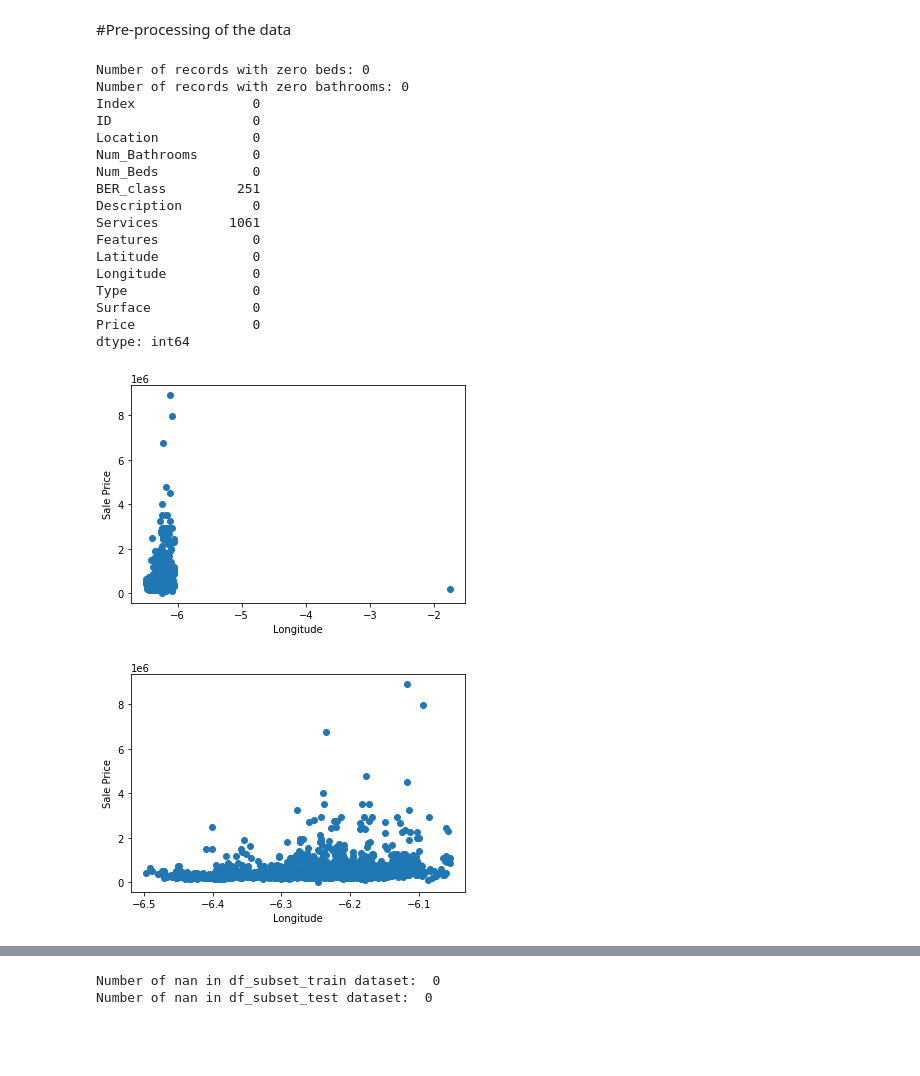
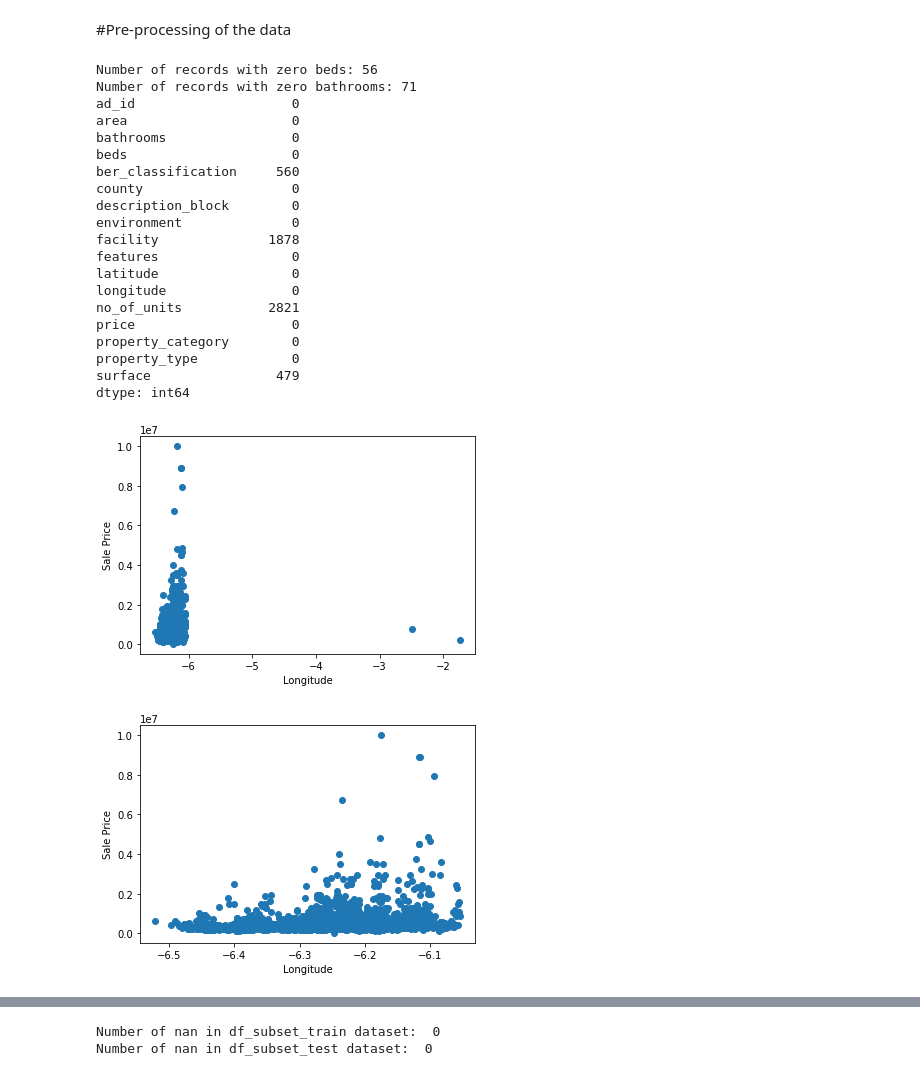
Before and after one commit to mike-scally/ET5003, a Jupyter notebook: ET5003_KaggleCompetition_MikeScally_9312951.ipynb, the cells around one changed output, grey strips where cells are left out. Drawn from its saved outputs; the diff is of its cells as text; code cells hidden in the pictures; blank space fills up the shorter version.

Commit message:
Reverted back to using old house prices dataset, but splitting the training data into train/validation and now it is giving decent results

```diff
--- a/ET5003_KaggleCompetition_MikeScally_9312951.ipynb
+++ b/ET5003_KaggleCompetition_MikeScally_9312951.ipynb
@@ -146,11 +146,11 @@ from google.colab import drive
 drive.mount('/content/drive')
 
 # Path, copy the path from your Drive
-Path = '/content/drive/My Drive/Colab Notebooks/data/house-prices/Kaggle Data/'
+Path = '/content/drive/My Drive/Colab Notebooks/data/house-prices/'
 
-training_file = Path + 'HousePrice_Train.csv'
-testing_file = Path + 'HousePrice_Test.csv'
-#cost_file = Path + 'true_price.csv'
+training_file = Path + 'house_train.csv'
+testing_file = Path + 'house_test.csv'
+cost_file = Path + 'true_price.csv'
 
 # Load training data
 dftrain = pd.read_csv(training_file)
@@ -159,7 +159,7 @@ dftrain = pd.read_csv(training_file)
 dftest = pd.read_csv(testing_file)
 
 # test prices
-#dfcost = pd.read_csv(cost_file)
+dfcost = pd.read_csv(cost_file)
 
 print("Train Data Shape:", dftrain.shape)
 print("Test Data Shape:", dftest.shape)
@@ -225,45 +225,56 @@ dftest.describe()
 #Pre-processing of the data
 # %%
 #Count records where bedrooms or bathrooms are zero
-print("\nNumber of records with zero beds:", (dftrain['Num_Beds'] == 0).sum())
-print("Number of records with zero bathrooms:", (dftrain['Num_Bathrooms'] == 0).sum())
+print("\nNumber of records with zero beds:", (dftrain['beds'] == 0).sum())
+print("Number of records with zero bathrooms:", (dftrain['bathrooms'] == 0).sum())
+
+#Remove bathrooms and beds that are blank, and also blank prices as we cannot train on a predicted blank value
+dftrain = dftrain.dropna(subset=['bathrooms'])
+dftrain = dftrain.dropna(subset=['price'])
+
+#Remove records where bedrooms or bathrooms are zero
+dftrain = dftrain[dftrain['beds'] > 0]
+dftrain = dftrain[dftrain['bathrooms'] > 0]
 
 #Check for empty values in columns
 print(dftrain.isna().sum())
 # %% [output]
-Number of records with zero beds: 0
-Number of records with zero bathrooms: 0
-Index               0
-ID                  0
-Location            0
-Num_Bathrooms       0
-Num_Beds            0
-BER_class         251
-Description         0
-Services         1061
-Features            0
-Latitude            0
-Longitude           0
-Type                0
-Surface             0
-Price               0
+Number of records with zero beds: 56
+Number of records with zero bathrooms: 71
+ad_id                    0
+area                     0
+bathrooms                0
+beds                     0
+ber_classification     560
+county                   0
+description_block        0
+environment              0
+facility              1878
+features                 0
+latitude                 0
+longitude                0
+no_of_units           2821
+price                    0
+property_category        0
+property_type            0
+surface                479
 dtype: int64
 # %%
 #Lets have a look at longitude values and see if there are outliers
-plt.scatter(x=dftrain['Longitude'], y=dftrain['Price'])
+plt.scatter(x=dftrain['longitude'], y=dftrain['price'])
 plt.ylabel('Sale Price')
 plt.xlabel('Longitude')
 plt.show()
 # %% [output]
-[figure, old version]
+[figure, new version]
 # %%
 #Remove outliers - where longitude > -4
-dftrain = dftrain[dftrain['Longitude'] < -4]
-plt.scatter(x=dftrain['Longitude'], y=dftrain['Price'])
+dftrain = dftrain[dftrain['longitude'] < -4]
+plt.scatter(x=dftrain['longitude'], y=dftrain['price'])
 plt.ylabel('Sale Price')
 plt.xlabel('Longitude')
 plt.show()
 # %% [output]
-[figure, old version]
+[figure, new version]
 # %%
 #Lets have a look at the latitude values
```
Also changed, not shown: parts of 19 cells of this notebook.
